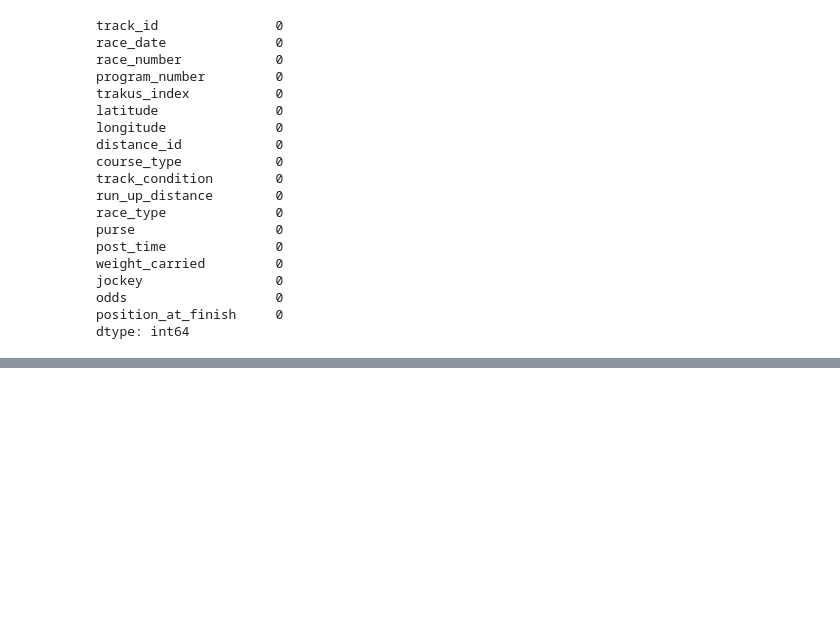
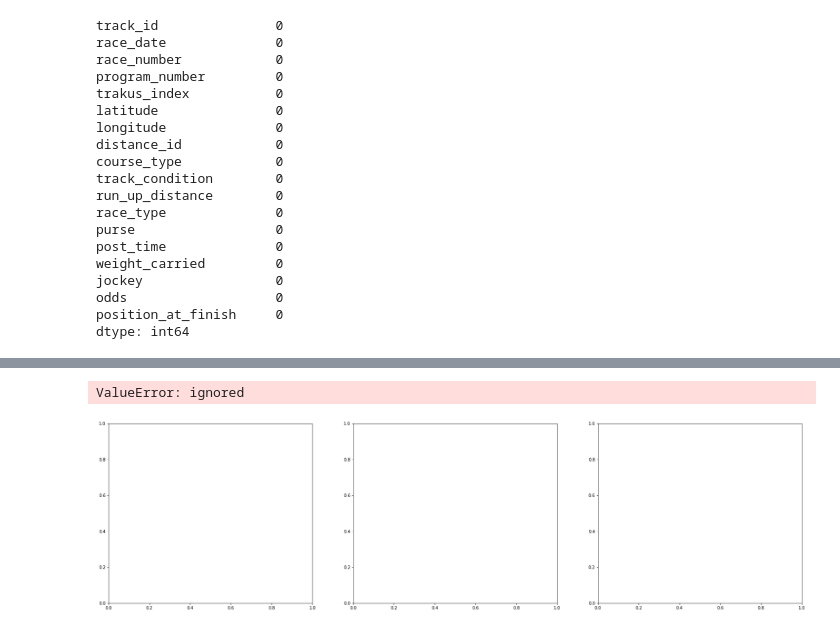
Before and after one commit to satishgc227/Problem-statement-1-of-Horses, a Jupyter notebook: Problem_statement_1_of_NYRA_.ipynb, the cells around one changed output, grey strips where cells are left out. Drawn from its saved outputs; the diff is of its cells as text; code cells hidden in the pictures; blank space fills up the shorter version.

```diff
--- a/Problem_statement_1_of_NYRA_.ipynb
+++ b/Problem_statement_1_of_NYRA_.ipynb
@@ -68,0 +81,10 @@ dtype: int64
+# %%
+fig = plt.subplots(nrows = 1, ncols = 3, figsize = (30, 8))
+
+plt.subplot(1,3,1)
+df1 = df[df['track_id'] == 'AQU']
+sns.scatterplot(data =df1, x = 'longitude', y = 'latitude')
+plt.title("Track Name: {}".format('AQU'))
+# %% [output]
+ValueError: ignored
+[figure, added]
```
Also changed, not shown: parts of 6 cells of this notebook.
